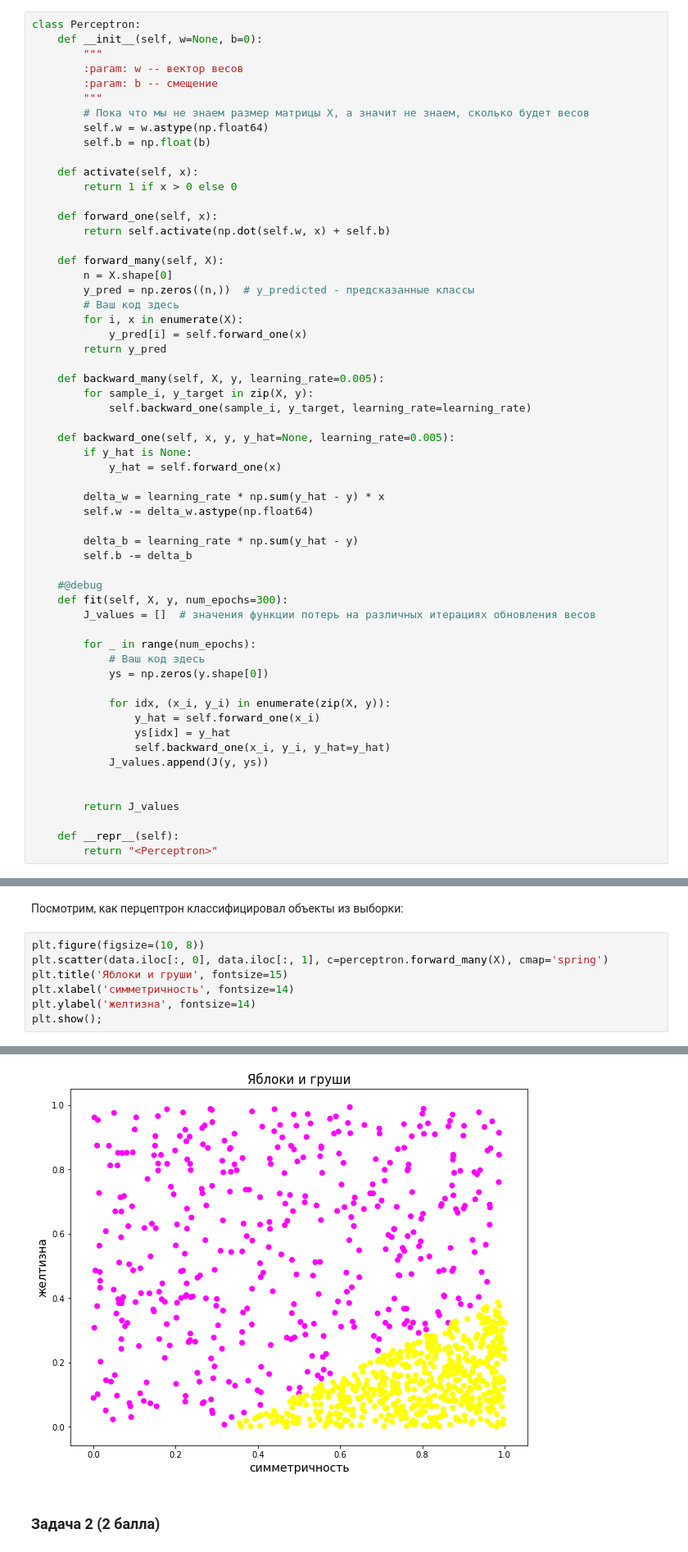
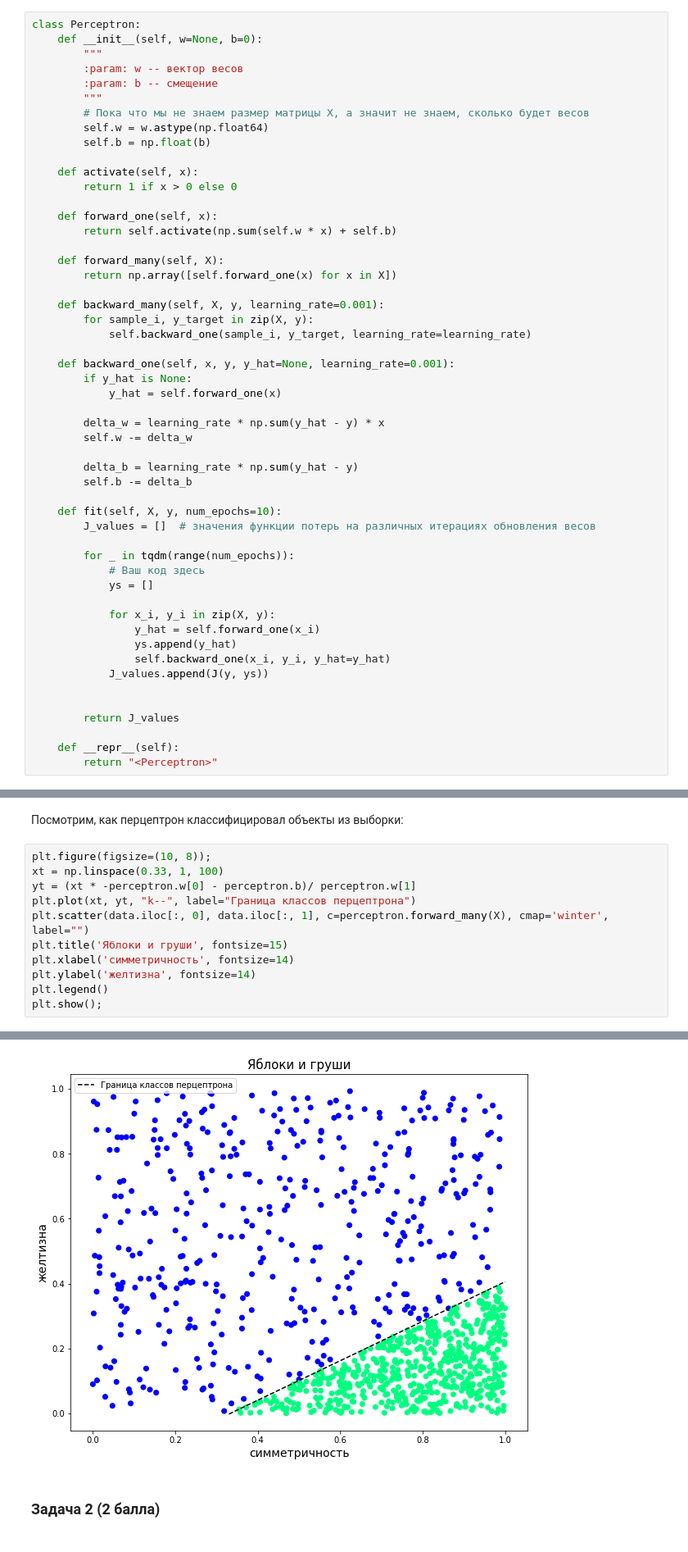
Before and after one commit to bazitur/dlschl-homeworks, a Jupyter notebook: homeworks/hw04/[hw4]perceptron&neuron.ipynb, the cells around one changed output, grey strips where cells are left out. Shown: that part at 82% size. Cells and saved outputs as stored; diff of their text form.

```diff
--- a/homeworks/hw04/[hw4]perceptron&neuron.ipynb
+++ b/homeworks/hw04/[hw4]perceptron&neuron.ipynb
@@ -106,41 +94,35 @@ class Perceptron:
         return 1 if x > 0 else 0
 
     def forward_one(self, x):
-        return self.activate(np.dot(self.w, x) + self.b)
+        return self.activate(np.sum(self.w * x) + self.b)
 
     def forward_many(self, X):
-        n = X.shape[0]
-        y_pred = np.zeros((n,))  # y_predicted - предсказанные классы
-        # Ваш код здесь
-        for i, x in enumerate(X):
-            y_pred[i] = self.forward_one(x)
-        return y_pred
+        return np.array([self.forward_one(x) for x in X])
 
-    def backward_many(self, X, y, learning_rate=0.005):
+    def backward_many(self, X, y, learning_rate=0.001):
         for sample_i, y_target in zip(X, y):
             self.backward_one(sample_i, y_target, learning_rate=learning_rate)
 
-    def backward_one(self, x, y, y_hat=None, learning_rate=0.005):
+    def backward_one(self, x, y, y_hat=None, learning_rate=0.001):
         if y_hat is None:
             y_hat = self.forward_one(x)
 
         delta_w = learning_rate * np.sum(y_hat - y) * x
-        self.w -= delta_w.astype(np.float64)
+        self.w -= delta_w
 
         delta_b = learning_rate * np.sum(y_hat - y)
         self.b -= delta_b
 
-    #@debug
-    def fit(self, X, y, num_epochs=300):
+    def fit(self, X, y, num_epochs=10):
         J_values = []  # значения функции потерь на различных итерациях обновления весов
 
-        for _ in range(num_epochs):
+        for _ in tqdm(range(num_epochs)):
             # Ваш код здесь
-            ys = np.zeros(y.shape[0])
+            ys = []
 
-            for idx, (x_i, y_i) in enumerate(zip(X, y)):
+            for x_i, y_i in zip(X, y):
                 y_hat = self.forward_one(x_i)
-                ys[idx] = y_hat
+                ys.append(y_hat)
                 self.backward_one(x_i, y_i, y_hat=y_hat)
             J_values.append(J(y, ys))
 
@@ -238,10 +224,14 @@ Accuracy:  98.4
 # %% [markdown]
 Посмотрим, как перцептрон классифицировал объекты из выборки:
 # %%
-plt.figure(figsize=(10, 8))
-plt.scatter(data.iloc[:, 0], data.iloc[:, 1], c=perceptron.forward_many(X), cmap='spring')
+plt.figure(figsize=(10, 8));
+xt = np.linspace(0.33, 1, 100)
+yt = (xt * -perceptron.w[0] - perceptron.b)/ perceptron.w[1]
+plt.plot(xt, yt, "k--", label="Граница классов перцептрона")
+plt.scatter(data.iloc[:, 0], data.iloc[:, 1], c=perceptron.forward_many(X), cmap='winter', label="")
 plt.title('Яблоки и груши', fontsize=15)
 plt.xlabel('симметричность', fontsize=14)
 plt.ylabel('желтизна', fontsize=14)
+plt.legend()
 plt.show();
 # %% [output]
@@ -250,4 +238,4 @@ plt.show();
-[figure, old version]
+[figure, new version]
 # %% [markdown]
 ### Задача 2 (2 балла)
 # %% [markdown]
```
Also changed, not shown: parts of 22 cells of this notebook.
